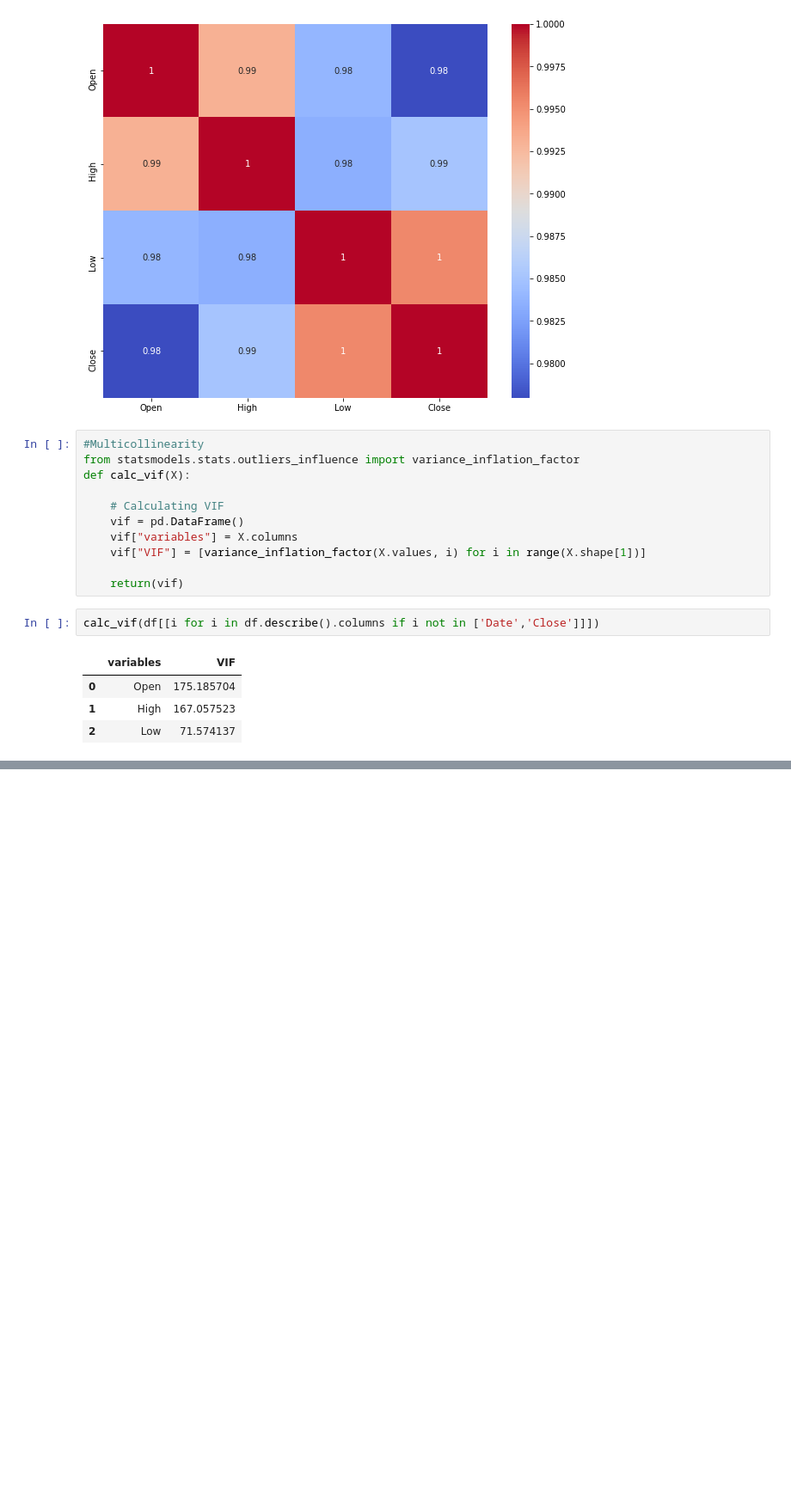
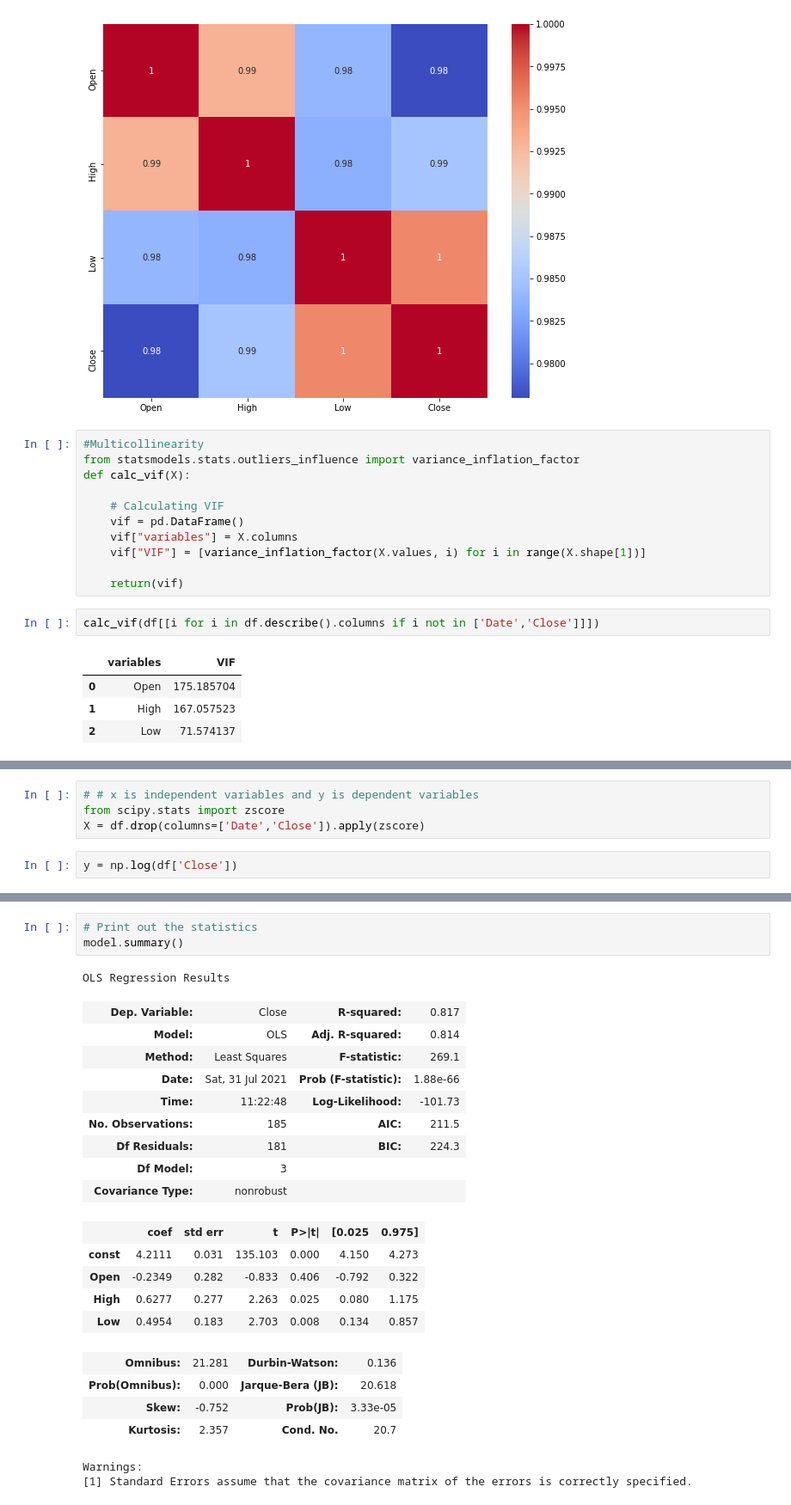
Before and after one commit to Shubhangidharmik/Yes-Bank-Stock-Closing-Prices, a Jupyter notebook: yes_bank_stock_closing_prices_prediction.ipynb, the cells around one changed output, grey strips where cells are left out. Shown: that part at 86% size. Saved outputs shown, nothing was run; the diff lists cells and outputs as text; blank space fills up the shorter version.

```diff
--- a/yes_bank_stock_closing_prices_prediction.ipynb
+++ b/yes_bank_stock_closing_prices_prediction.ipynb
@@ -212,0 +215,6 @@ calc_vif(df[[i for i in df.describe().columns if i not in ['Date','Close']]])
+# %%
+# # x is independent variables and y is dependent variables
+from scipy.stats import zscore
+X = df.drop(columns=['Date','Close']).apply(zscore)
+# %%
+y = np.log(df['Close'])
@@ -212,0 +358,25 @@ calc_vif(df[[i for i in df.describe().columns if i not in ['Date','Close']]])
+# %%
+# Print out the statistics
+model.summary()
+# %% [output]
+OLS Regression Results
+| Dep. Variable: | Close | R-squared: | 0.817 |
+| Model: | OLS | Adj. R-squared: | 0.814 |
+| Method: | Least Squares | F-statistic: | 269.1 |
+| Date: | Sat, 31 Jul 2021 | Prob (F-statistic): | 1.88e-66 |
+| Time: | 11:22:48 | Log-Likelihood: | -101.73 |
+| No. Observations: | 185 | AIC: | 211.5 |
+| Df Residuals: | 181 | BIC: | 224.3 |
+| Df Model: | 3 |  |  |
+| Covariance Type: | nonrobust |  |  |
+|  | coef | std err | t | P>|t| | [0.025 | 0.975] |
+| const | 4.2111 | 0.031 | 135.103 | 0.000 | 4.150 | 4.273 |
+| Open | -0.2349 | 0.282 | -0.833 | 0.406 | -0.792 | 0.322 |
+| High | 0.6277 | 0.277 | 2.263 | 0.025 | 0.080 | 1.175 |
+| Low | 0.4954 | 0.183 | 2.703 | 0.008 | 0.134 | 0.857 |
+| Omnibus: | 21.281 | Durbin-Watson: | 0.136 |
+| Prob(Omnibus): | 0.000 | Jarque-Bera (JB): | 20.618 |
+| Skew: | -0.752 | Prob(JB): | 3.33e-05 |
+| Kurtosis: | 2.357 | Cond. No. | 20.7 |
+Warnings:
+[1] Standard Errors assume that the covariance matrix of the errors is correctly specified.
```
Also changed, not shown: parts of 18 cells of this notebook.
